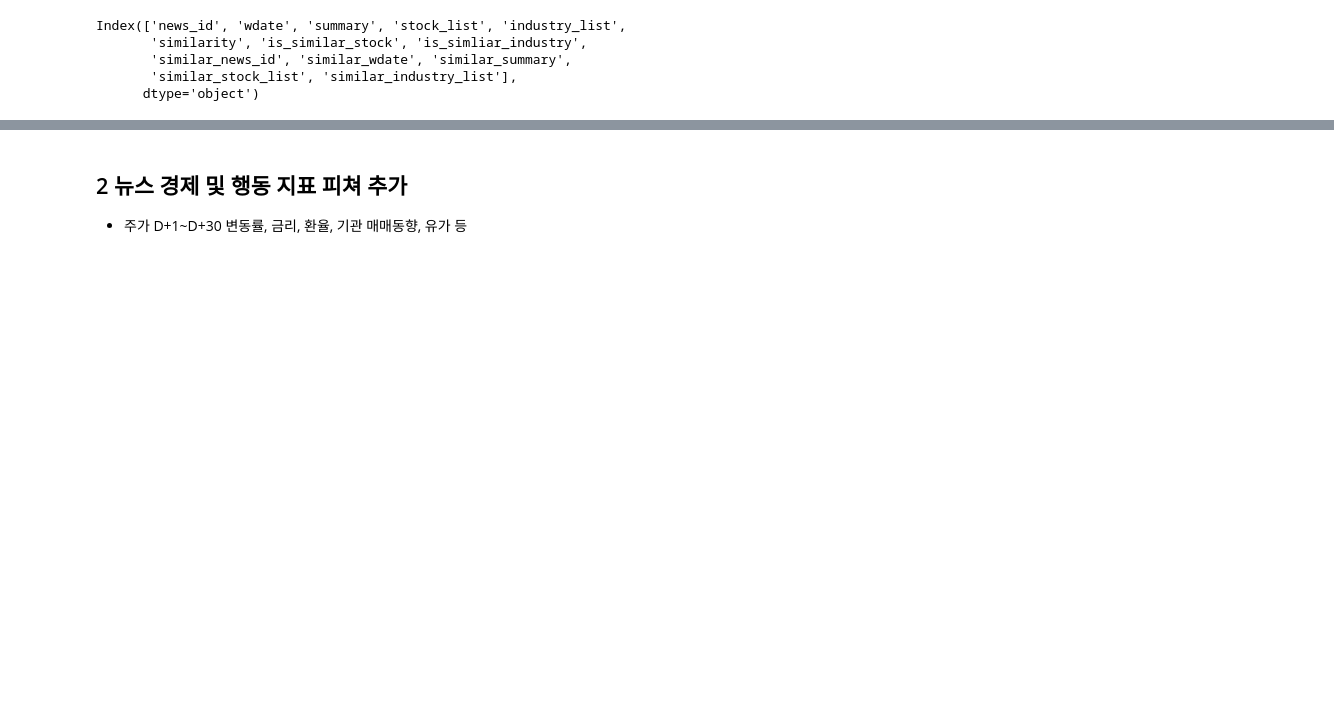
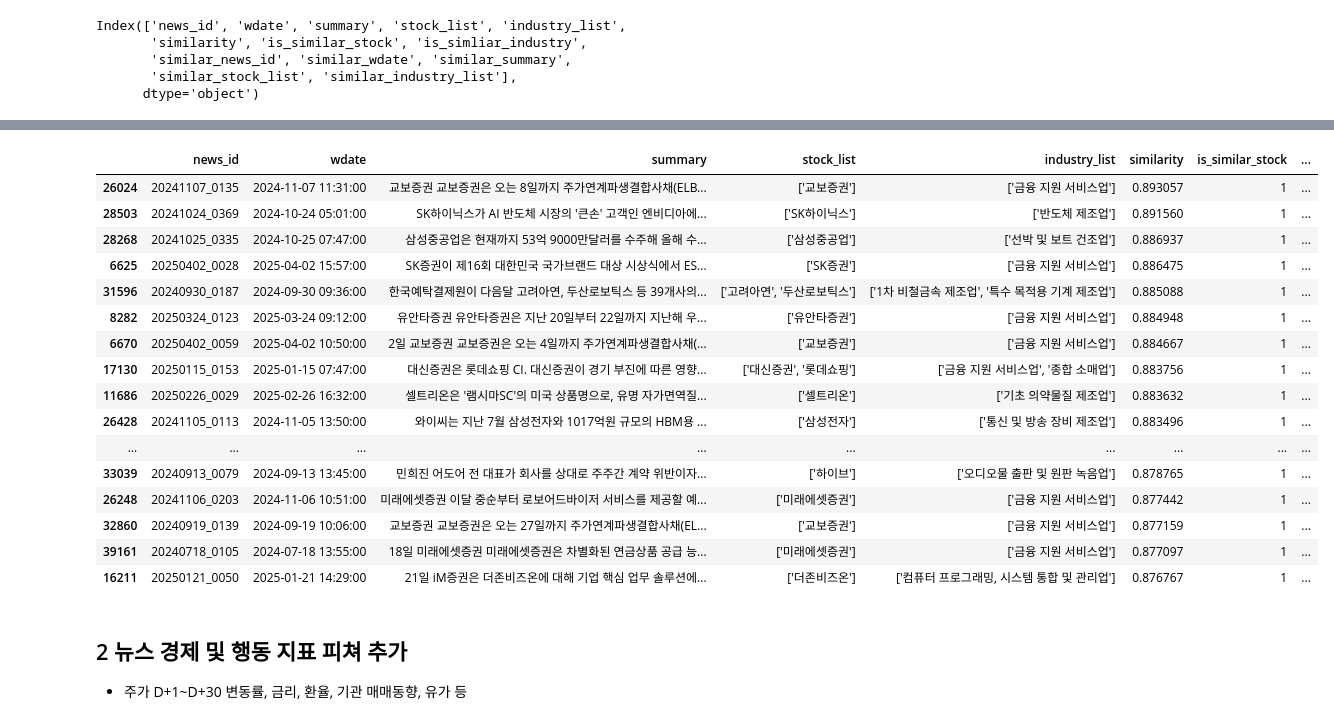
Before and after one commit to choikwangil95/HKToss-MLOps-Project-Final, a Jupyter notebook: eda/kwangil/news_preprocessing.ipynb, the cells around one changed output, grey strips where cells are left out. Drawn from its saved outputs; the diff is of its cells as text; code cells hidden in the pictures; blank space fills up the shorter version.

Commit message:
dataset similir top 5 버전 개선 - 유사도 0.9 이하만 필터

```diff
--- a/eda/kwangil/news_preprocessing.ipynb
+++ b/eda/kwangil/news_preprocessing.ipynb
@@ -578,3 +600,24 @@ df_final.to_csv("../../db/news_2023_2025_dataset_similar_top_5.csv", index=False
+# %%
+df_test = pd.read_csv("../../db/news_2023_2025_dataset_similar_top_5.csv")
+df_test.sort_values(by="similarity", ascending=False)[:20]
+# %% [output]
+|  | news_id | wdate | summary | stock_list | industry_list | similarity | is_similar_stock | ... |
+| 26024 | 20241107_0135 | 2024-11-07 11:31:00 | 교보증권 교보증권은 오는 8일까지 주가연계파생결합사채(ELB... | ['교보증권'] | ['금융 지원 서비스업'] | 0.893057 | 1 | ... |
+| 28503 | 20241024_0369 | 2024-10-24 05:01:00 | SK하이닉스가 AI 반도체 시장의 '큰손' 고객인 엔비디아에... | ['SK하이닉스'] | ['반도체 제조업'] | 0.891560 | 1 | ... |
+| 28268 | 20241025_0335 | 2024-10-25 07:47:00 | 삼성중공업은 현재까지 53억 9000만달러를 수주해 올해 수... | ['삼성중공업'] | ['선박 및 보트 건조업'] | 0.886937 | 1 | ... |
+| 6625 | 20250402_0028 | 2025-04-02 15:57:00 | SK증권이 제16회 대한민국 국가브랜드 대상 시상식에서 ES... | ['SK증권'] | ['금융 지원 서비스업'] | 0.886475 | 1 | ... |
+| 31596 | 20240930_0187 | 2024-09-30 09:36:00 | 한국예탁결제원이 다음달 고려아연, 두산로보틱스 등 39개사의... | ['고려아연', '두산로보틱스'] | ['1차 비철금속 제조업', '특수 목적용 기계 제조업'] | 0.885088 | 1 | ... |
+| 8282 | 20250324_0123 | 2025-03-24 09:12:00 | 유안타증권 유안타증권은 지난 20일부터 22일까지 지난해 우... | ['유안타증권'] | ['금융 지원 서비스업'] | 0.884948 | 1 | ... |
+| 6670 | 20250402_0059 | 2025-04-02 10:50:00 | 2일 교보증권 교보증권은 오는 4일까지 주가연계파생결합사채(... | ['교보증권'] | ['금융 지원 서비스업'] | 0.884667 | 1 | ... |
+| 17130 | 20250115_0153 | 2025-01-15 07:47:00 | 대신증권은 롯데쇼핑 CI. 대신증권이 경기 부진에 따른 영향... | ['대신증권', '롯데쇼핑'] | ['금융 지원 서비스업', '종합 소매업'] | 0.883756 | 1 | ... |
+| 11686 | 20250226_0029 | 2025-02-26 16:32:00 | 셀트리온은 '램시마SC'의 미국 상품명으로, 유명 자가면역질... | ['셀트리온'] | ['기초 의약물질 제조업'] | 0.883632 | 1 | ... |
+| 26428 | 20241105_0113 | 2024-11-05 13:50:00 | 와이씨는 지난 7월 삼성전자와 1017억원 규모의 HBM용 ... | ['삼성전자'] | ['통신 및 방송 장비 제조업'] | 0.883496 | 1 | ... |
+| ... | ... | ... | ... | ... | ... | ... | ... | ... |
+| 33039 | 20240913_0079 | 2024-09-13 13:45:00 | 민희진 어도어 전 대표가 회사를 상대로 주주간 계약 위반이자... | ['하이브'] | ['오디오물 출판 및 원판 녹음업'] | 0.878765 | 1 | ... |
+| 26248 | 20241106_0203 | 2024-11-06 10:51:00 | 미래에셋증권 이달 중순부터 로보어드바이저 서비스를 제공할 예... | ['미래에셋증권'] | ['금융 지원 서비스업'] | 0.877442 | 1 | ... |
+| 32860 | 20240919_0139 | 2024-09-19 10:06:00 | 교보증권 교보증권은 오는 27일까지 주가연계파생결합사채(EL... | ['교보증권'] | ['금융 지원 서비스업'] | 0.877159 | 1 | ... |
+| 39161 | 20240718_0105 | 2024-07-18 13:55:00 | 18일 미래에셋증권 미래에셋증권은 차별화된 연금상품 공급 능... | ['미래에셋증권'] | ['금융 지원 서비스업'] | 0.877097 | 1 | ... |
+| 16211 | 20250121_0050 | 2025-01-21 14:29:00 | 21일 iM증권은 더존비즈온에 대해 기업 핵심 업무 솔루션에... | ['더존비즈온'] | ['컴퓨터 프로그래밍, 시스템 통합 및 관리업'] | 0.876767 | 1 | ... |
 # %% [markdown]
 ## 2 뉴스 경제 및 행동 지표 피쳐 추가
 - 주가 D+1~D+30 변동률, 금리, 환율, 기관 매매동향, 유가 등
```
Also changed, not shown: parts of 7 cells of this notebook, 1 other file.
